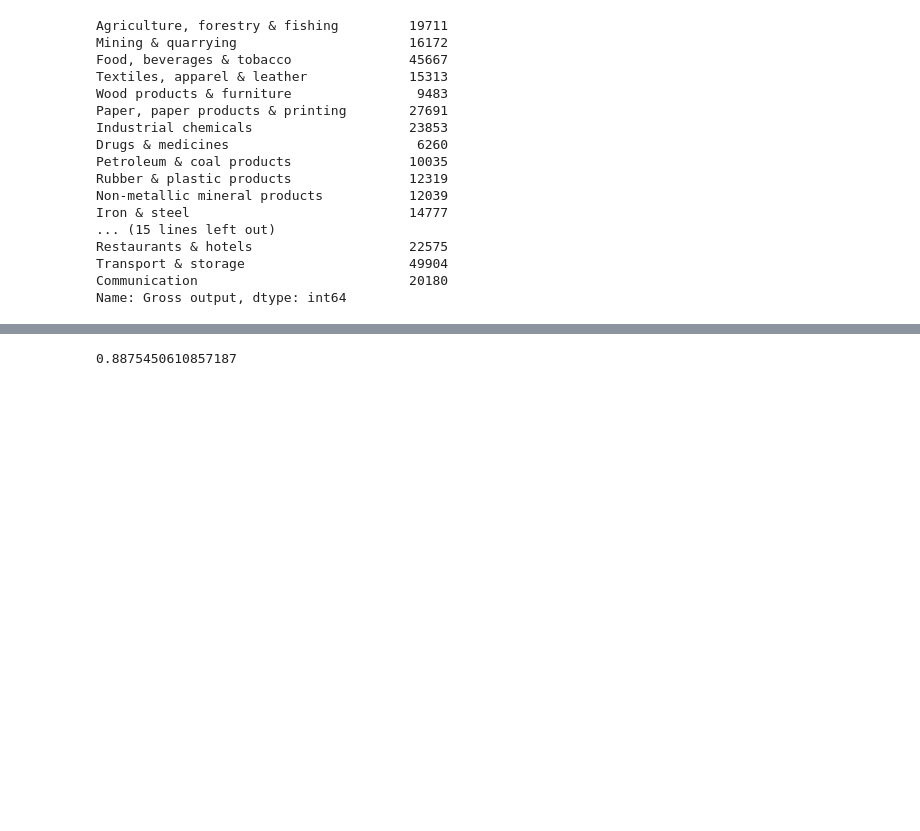
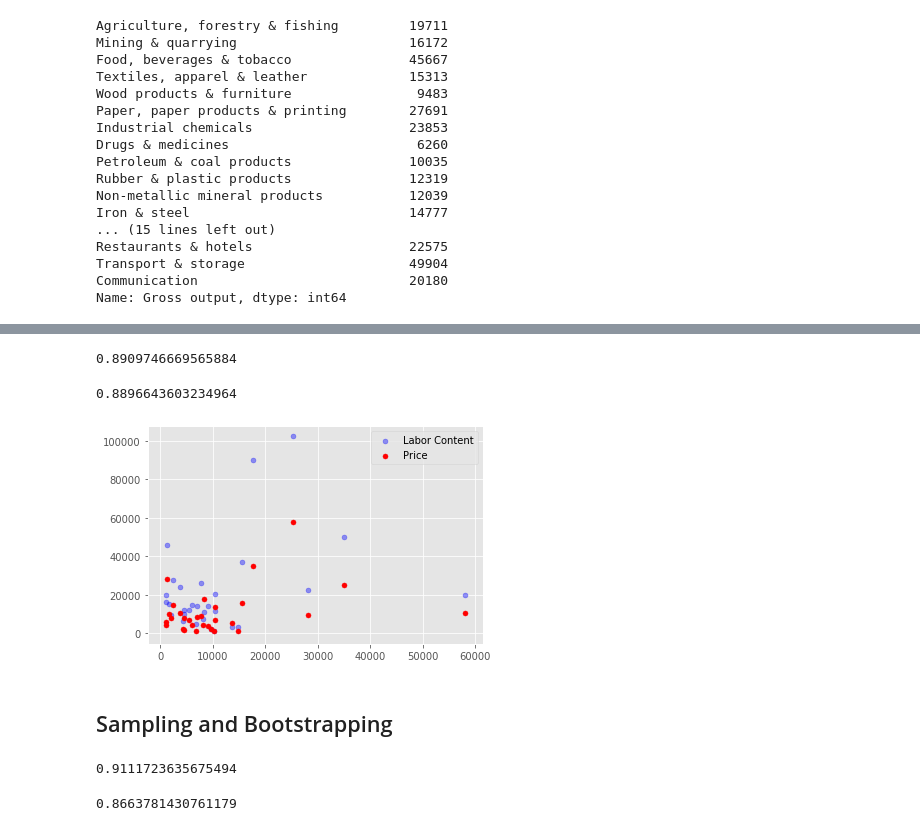
Before and after one commit to Djamil17/iotables, a Jupyter notebook: python/iterative_labor_calculation.ipynb, the cells around one changed output, grey strips where cells are left out. Saved outputs shown, nothing was run; the diff lists cells and outputs as text; code cells hidden in the pictures; blank space fills up the shorter version.

```diff
--- a/python/iterative_labor_calculation.ipynb
+++ b/python/iterative_labor_calculation.ipynb
@@ -26,7 +32,7 @@ def iterative_labor_calculation(A,O,V,n_iterations):
     Returns
     ..........
 
-    L : labor content in pounds or dollars
+    O1 : labor content in pounds or dollars
         a 1- dimensional array mx1 (vector)
 
     """
@@ -39,7 +45,7 @@ def iterative_labor_calculation(A,O,V,n_iterations):
     ## transpose of A
 
     for i in range(n_iterations):
-            O1= np.sum(A * L,axis=0) + V ## multiply vector L row by row with A, then sum each row
+            O1= np.sum(A * L,axis=0) + V ## multiply vector L row by row with A, then sum going down
             L= O1/O ## divide the result of operation above with O
 
     return O1
@@ -164,6 +217,6 @@ Communication                           20180
 Name: Gross output, dtype: int64
 # %%
 ## value estimate for gross output
-sol=iterative_labor_calculation(A,O,V,25)
+sol=iterative_labor_calculation(A,O,V,8)
 sol
 # %% [output]
@@ -190,4 +264,25 @@ correlation_xy = correlation_matrix[0,1]
 r_squared = correlation_xy**2
 r_squared
 # %% [output]
-0.8875450610857187
+0.8909746669565884
+# %%
+correlation_matrix = np.corrcoef(O,rand_sol )
+correlation_xy = correlation_matrix[0,1]
+r_squared = correlation_xy**2
+r_squared
+# %% [output]
+0.8896643603234964
+# %%
+import matplotlib.pyplot as plt
+
+X=np.sort(sol)
+
+
+with plt.style.context('ggplot'):
+    plt.scatter(X, O, alpha=.4, s=25 ,color='blue')
+    plt.scatter(X,sol,color='red', s=25)
+    plt.legend(['Labor Content', 'Price'])
+# %% [output]
+[figure, added]
+# %% [markdown]
+## Sampling and Bootstrapping
@@ -193,0 +318,9 @@ r_squared
+# %%
+X_Y=np.c_[sol,O]
+sample=most_var_rows(X_Y,10)
+correlation_matrix = np.corrcoef(sample[:,0] , sample[:,1] )
+correlation_xy = correlation_matrix[0,1]
+r_squared = correlation_xy**2
+r_squared
+# %% [output]
+0.9111723635675494
@@ -193,0 +366,4 @@ r_squared
+# %%
+bootstrap_ilc(A,O,V,30,20,6)
+# %% [output]
+0.8663781430761179
```
Also changed, not shown: parts of 13 cells of this notebook, 1 other file.
